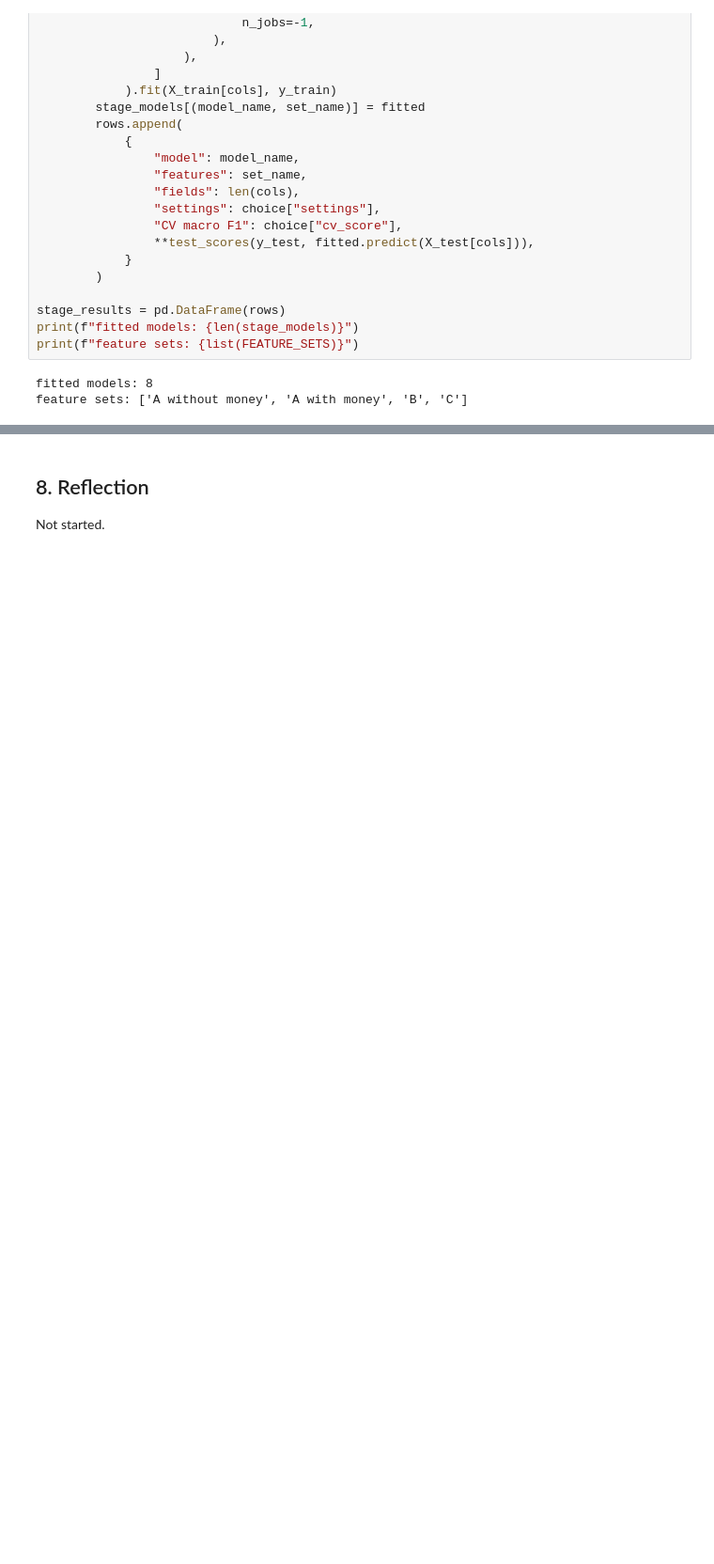
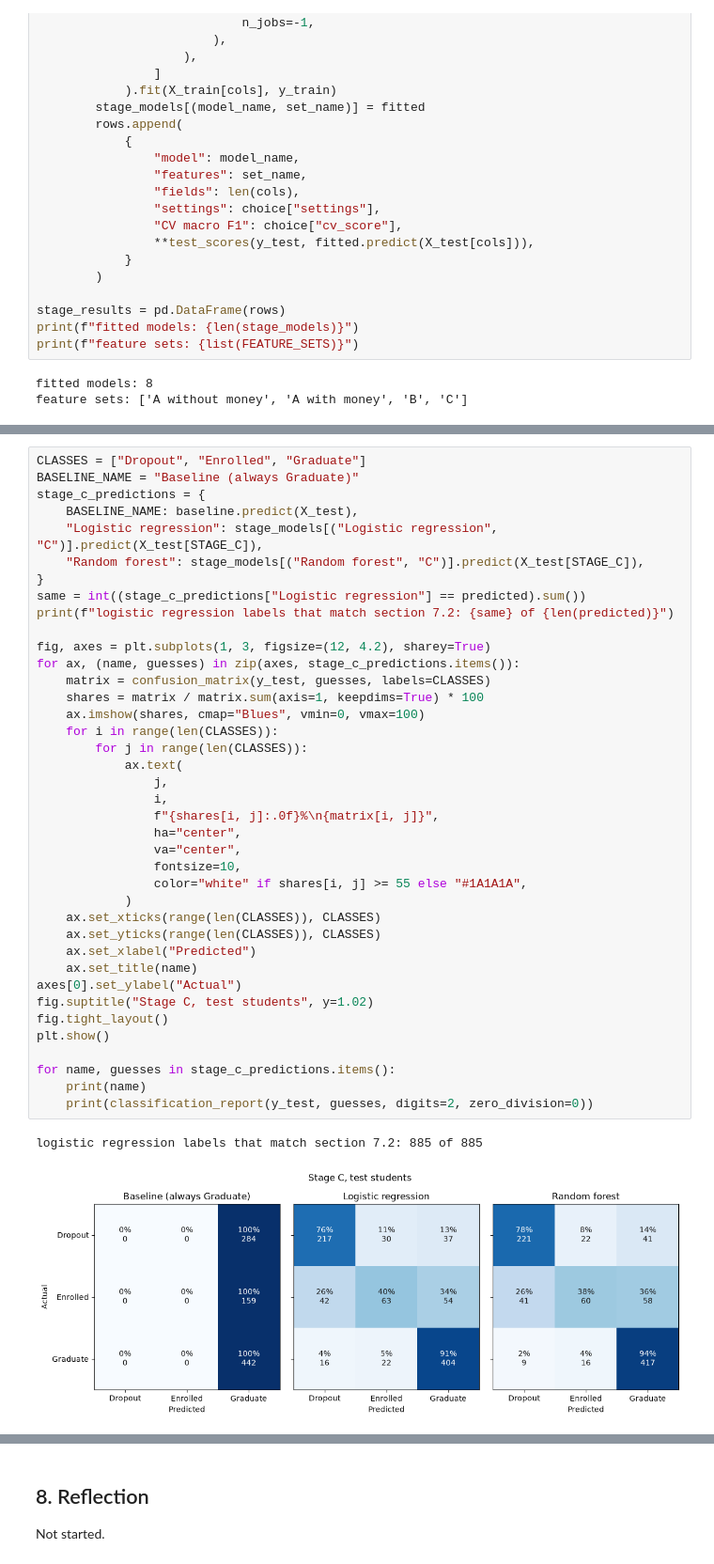
Before and after one commit to rohitt313/CIS-4020, a Jupyter notebook: cis4020_a1_starter.ipynb, the cells around one changed output, grey strips where cells are left out. Shown at 94% size. Drawn from its saved outputs; the diff is of its cells as text; blank space fills up the shorter version.

```diff
--- a/cis4020_a1_starter.ipynb
+++ b/cis4020_a1_starter.ipynb
@@ -1720,0 +1724,42 @@ Not started. Accuracy of the chosen model as the training set grows.
+# %%
+CLASSES = ["Dropout", "Enrolled", "Graduate"]
+BASELINE_NAME = "Baseline (always Graduate)"
+stage_c_predictions = {
+    BASELINE_NAME: baseline.predict(X_test),
+    "Logistic regression": stage_models[("Logistic regression", "C")].predict(X_test[STAGE_C]),
+    "Random forest": stage_models[("Random forest", "C")].predict(X_test[STAGE_C]),
+}
+same = int((stage_c_predictions["Logistic regression"] == predicted).sum())
+print(f"logistic regression labels that match section 7.2: {same} of {len(predicted)}")
+
+fig, axes = plt.subplots(1, 3, figsize=(12, 4.2), sharey=True)
+for ax, (name, guesses) in zip(axes, stage_c_predictions.items()):
+    matrix = confusion_matrix(y_test, guesses, labels=CLASSES)
+    shares = matrix / matrix.sum(axis=1, keepdims=True) * 100
+    ax.imshow(shares, cmap="Blues", vmin=0, vmax=100)
+    for i in range(len(CLASSES)):
+        for j in range(len(CLASSES)):
+            ax.text(
+                j,
+                i,
+                f"{shares[i, j]:.0f}%\n{matrix[i, j]}",
+                ha="center",
+                va="center",
+                fontsize=10,
+                color="white" if shares[i, j] >= 55 else "#1A1A1A",
+            )
+    ax.set_xticks(range(len(CLASSES)), CLASSES)
+    ax.set_yticks(range(len(CLASSES)), CLASSES)
+    ax.set_xlabel("Predicted")
+    ax.set_title(name)
+axes[0].set_ylabel("Actual")
+fig.suptitle("Stage C, test students", y=1.02)
+fig.tight_layout()
+plt.show()
+
+for name, guesses in stage_c_predictions.items():
+    print(name)
+    print(classification_report(y_test, guesses, digits=2, zero_division=0))
+# %% [output]
+logistic regression labels that match section 7.2: 885 of 885
+[figure, added]
```
Also changed, not shown: parts of 56 cells of this notebook.
